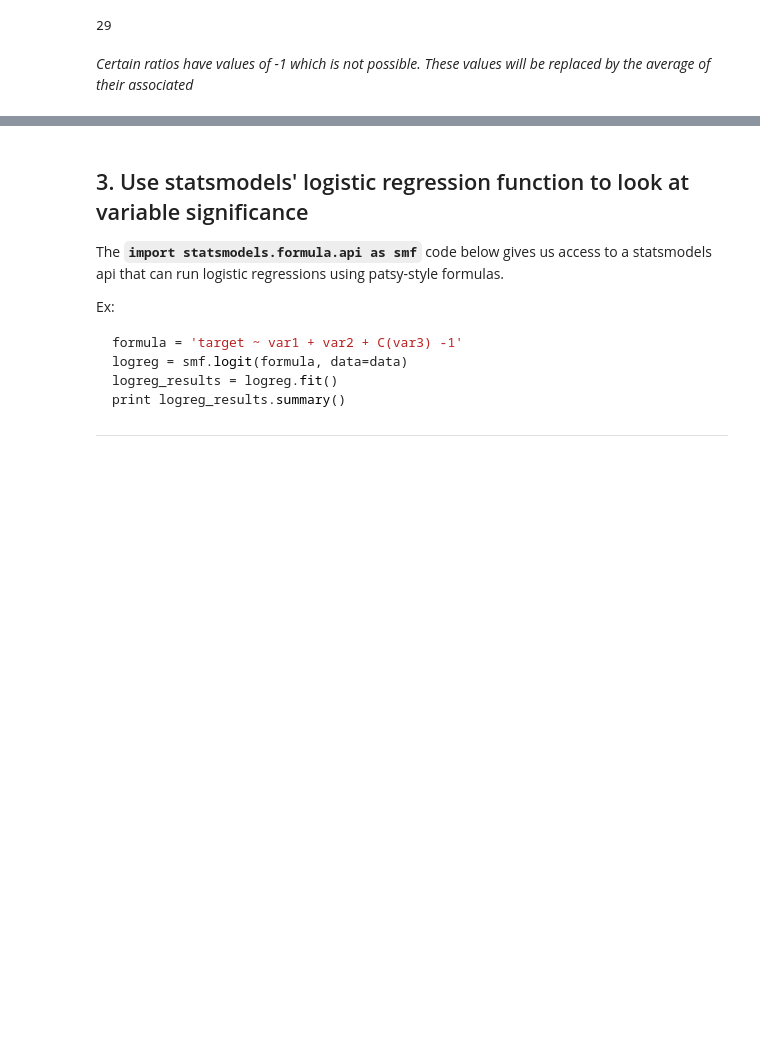
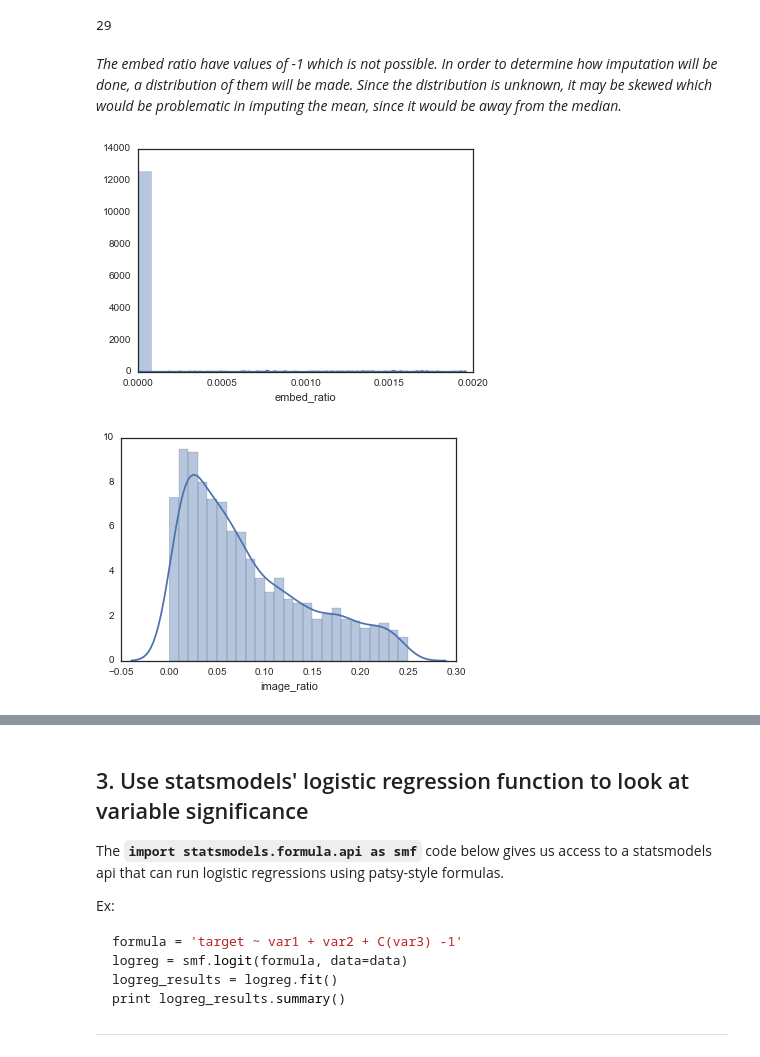
Before and after one commit to sambozek/DSI-SF-1-sebozek, a Jupyter notebook: projects/project-04/starter-code/project-4-starter.ipynb, the cells around one changed output, grey strips where cells are left out. Drawn from its saved outputs; the diff is of its cells as text; code cells hidden in the pictures; blank space fills up the shorter version.

```diff
--- a/projects/project-04/starter-code/project-4-starter.ipynb
+++ b/projects/project-04/starter-code/project-4-starter.ipynb
@@ -142,5 +146,3 @@ su.describe()
 len(su[su['image_ratio']==0])
 # %% [output]
 29
-# %% [markdown]
-*Certain ratios have values of -1 which is not possible. These values will be replaced by the average of their associated*
@@ -154,0 +149,15 @@ len(su[su['image_ratio']==0])
+# %% [markdown]
+*The embed ratio have values of -1 which is not possible. In order to determine how imputation will be done, a distribution of them will be made. Since the distribution is unknown, it may be skewed which would be problematic in imputing the mean, since it would be away from the median.*
+# %%
+lim_su_em = su[(su['embed_ratio'] > -1) & (su['embed_ratio'] < 0.002)]
+lim_su_im = su[(su['image_ratio'] > - 1) & (su['image_ratio'] < 0.25)]
+# lim_su_em.info()
+
+sns.distplot(lim_su_em['embed_ratio'],bins=25)
+plt.xlim([0,0.002])
+plt.show()
+sns.distplot(lim_su_im['image_ratio'],bins=25)
+plt.show()
+# %% [output]
+[figure, added]
+[figure, added]
```
Also changed, not shown: parts of 37 cells of this notebook.
